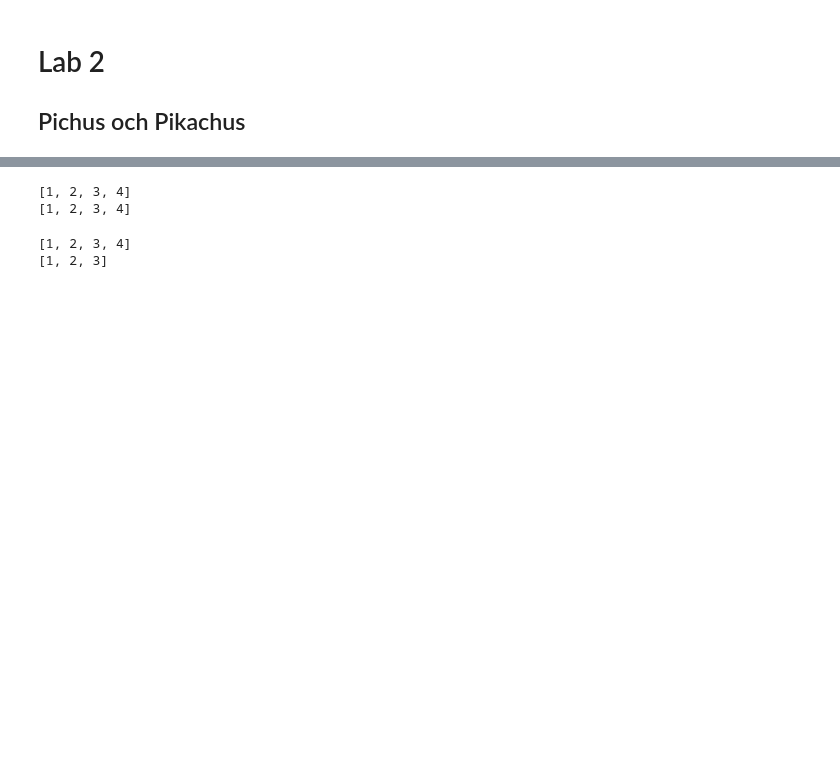
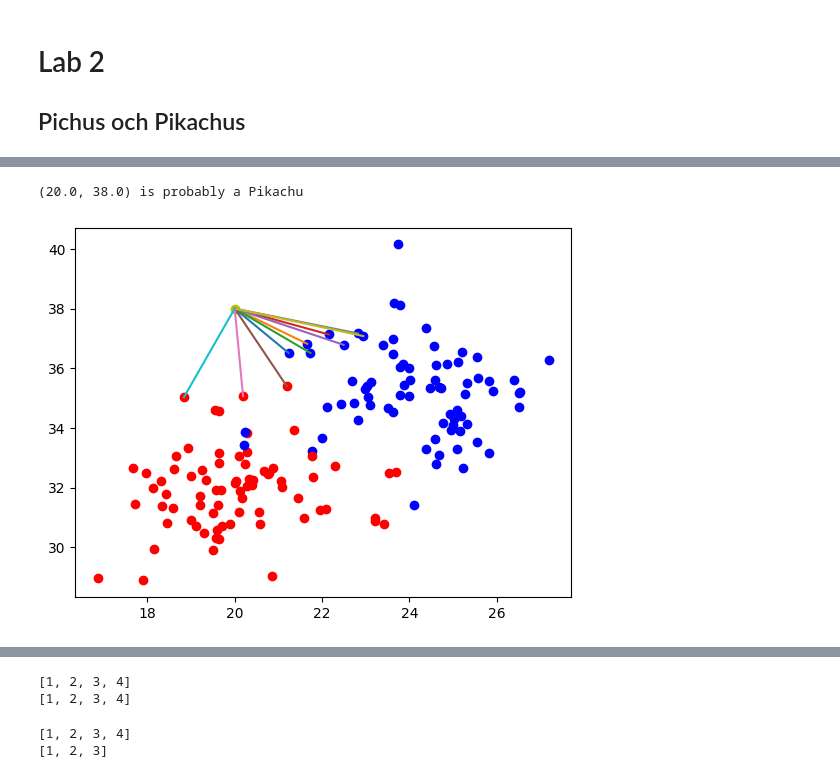
Before and after one commit to HakanAkerblom/Python-Hakan-Akerblom, a Jupyter notebook: Labs/Lab2.ipynb, the cells around one changed output, grey strips where cells are left out. Cells and saved outputs as stored; diff of their text form; code cells hidden in the pictures; blank space fills up the shorter version.

```diff
--- a/Labs/Lab2.ipynb
+++ b/Labs/Lab2.ipynb
@@ -139,7 +154,6 @@ import math
 with open("Data/datapoints.txt") as data_read:
     data = data_read.readlines()
 data = data[1:]
-
 data_list = []
 for line in data:
     data_split = []
@@ -151,54 +165,61 @@ for line in data:
 # plotting points, red for Pichu, blue for Pikachu
 for line in data_list:
     if int(line[2]) == 0:
         color = "ro"
     else:
         color = "bo"
     plt.plot(float(line[0]), float(line[1]), color)
 
 # user input for a point
 while True:
     x_1 = input("Enter width")
     try:
         x_1 = float(x_1)
         if not 0 < x_1 < 100:
             raise ValueError("Width must be a float between 0 and 100.")
     except ValueError as err:
         print(err)
         continue
     y_1 = input("Enter height")
     try:
         y_1 = float(y_1)
         if not 0 < y_1 < 100:
             raise ValueError("Height must be a float between 0 and 100.")
     except ValueError as err:
         print(err)
         continue
     break
 plt.plot(x_1, y_1, "yo")
 
-# calculating distance from testpoints to all points. finding the closest 10 points. checking if most of those are Pikachu or Pichu
-dist_list = []
-pokesum = 0
-for point2 in data_list:
-    x_2 = float(point2[0])
-    y_2 = float(point2[1])
-    dist = math.sqrt((x_2-x_1)**2+(y_2-y_1)**2)
-    dist_list.append(dist)
+# Defining function that calculate distance from input point to all points. Finding the closest 10 points.
+# Checking if most of those are Pikachu or Pichu.
+def dist_point_list_10(x_1, y_1, list_b):
+    dist_list = []
+    pokesum = 0
+    for point2 in list_b:
+        x_2 = float(point2[0])
+        y_2 = float(point2[1])
+        dist = math.sqrt((x_2-x_1)**2+(y_2-y_1)**2)
+        dist_list.append(dist)
 
-for i in range(10):
-    minimum = min(dist_list)
-    index = dist_list.index(minimum)
-    pokesum += float(data_list[index][2])
-    plt.plot([x_1, float(data_list[index][0])],[y_1, float(data_list[index][1])])
-    dist_list.remove(min(dist_list))
-    data_list.remove(data_list[index])
-if pokesum > 5:
-    print(f"({x_1}, {y_1}) is probably a Pikachu")
-elif pokesum < 5:
-    print(f"({x_1}, {y_1}) is probably a Pichu")
-else:
-    print(f"It is unclear what Pokemon ({x_1}, {y_1}) is")
+    for i in range(10):
+        minimum = min(dist_list)
+        index = dist_list.index(minimum)
+        pokesum += float(list_b[index][2])
+        plt.plot([x_1, float(list_b[index][0])],[y_1, float(list_b[index][1])])
+        dist_list.remove(min(dist_list))
+        list_b.remove(list_b[index])
+    if pokesum > 5:
+        print(f"({x_1}, {y_1}) is probably a Pikachu")
+    elif pokesum < 5:
+        print(f"({x_1}, {y_1}) is probably a Pichu")
+    else:
+        print(f"It is unclear what Pokemon ({x_1}, {y_1}) is")
+
+dist_point_list_10(x_1, y_1, data_list)
+# %% [output]
+(20.0, 38.0) is probably a Pikachu
+[figure, added]
 # %%
 # Bonusuppgift 3
 import random
```
Also changed, not shown: parts of 3 cells of this notebook.
